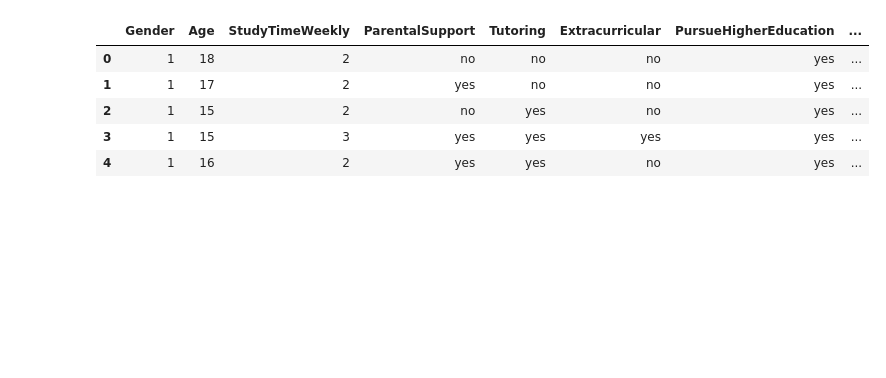
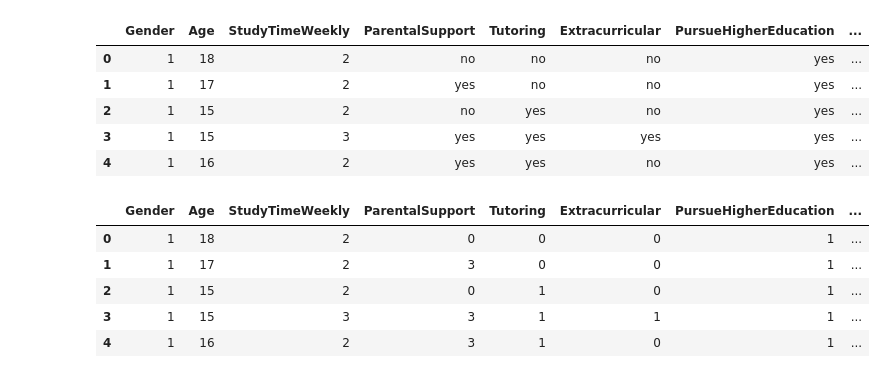
Before and after one commit to johnathandanielgarcia/Student_Success_Predictor, a Jupyter notebook: data_exploration_analysis/exploringStudents2.ipynb, the cells around one changed output. Saved outputs shown, nothing was run; the diff lists cells and outputs as text; code cells hidden in the pictures; blank space fills up the shorter version.

```diff
--- a/data_exploration_analysis/exploringStudents2.ipynb
+++ b/data_exploration_analysis/exploringStudents2.ipynb
@@ -183,3 +174,22 @@ students2.head()
 | 2 | 1 | 15 | 2 | no | yes | no | yes | ... |
 | 3 | 1 | 15 | 3 | yes | yes | yes | yes | ... |
 | 4 | 1 | 16 | 2 | yes | yes | no | yes | ... |
+# %%
+students2["ParentalSupport"] = students2["ParentalSupport"].map({'no': 0,
+                                                                'yes': 3,})
+students2["Tutoring"] = students2["Tutoring"].map({'no': 0,
+                                                   'yes': 1})
+students2["Extracurricular"] = students2["Extracurricular"].map({'no': 0,
+                                                   'yes': 1})
+students2["PursueHigherEducation"] = students2["PursueHigherEducation"].map({'no': 0,
+                                                   'yes': 1})
+students2["InternetAccessAtHome"] = students2["InternetAccessAtHome"].map({'no': 0,
+                                                   'yes': 1})
+students2.head()
+# %% [output]
+|  | Gender | Age | StudyTimeWeekly | ParentalSupport | Tutoring | Extracurricular | PursueHigherEducation | ... |
+| 0 | 1 | 18 | 2 | 0 | 0 | 0 | 1 | ... |
+| 1 | 1 | 17 | 2 | 3 | 0 | 0 | 1 | ... |
+| 2 | 1 | 15 | 2 | 0 | 1 | 0 | 1 | ... |
+| 3 | 1 | 15 | 3 | 3 | 1 | 1 | 1 | ... |
+| 4 | 1 | 16 | 2 | 3 | 1 | 0 | 1 | ... |
```
Also changed, not shown: parts of 8 cells of this notebook, 9 other files.
